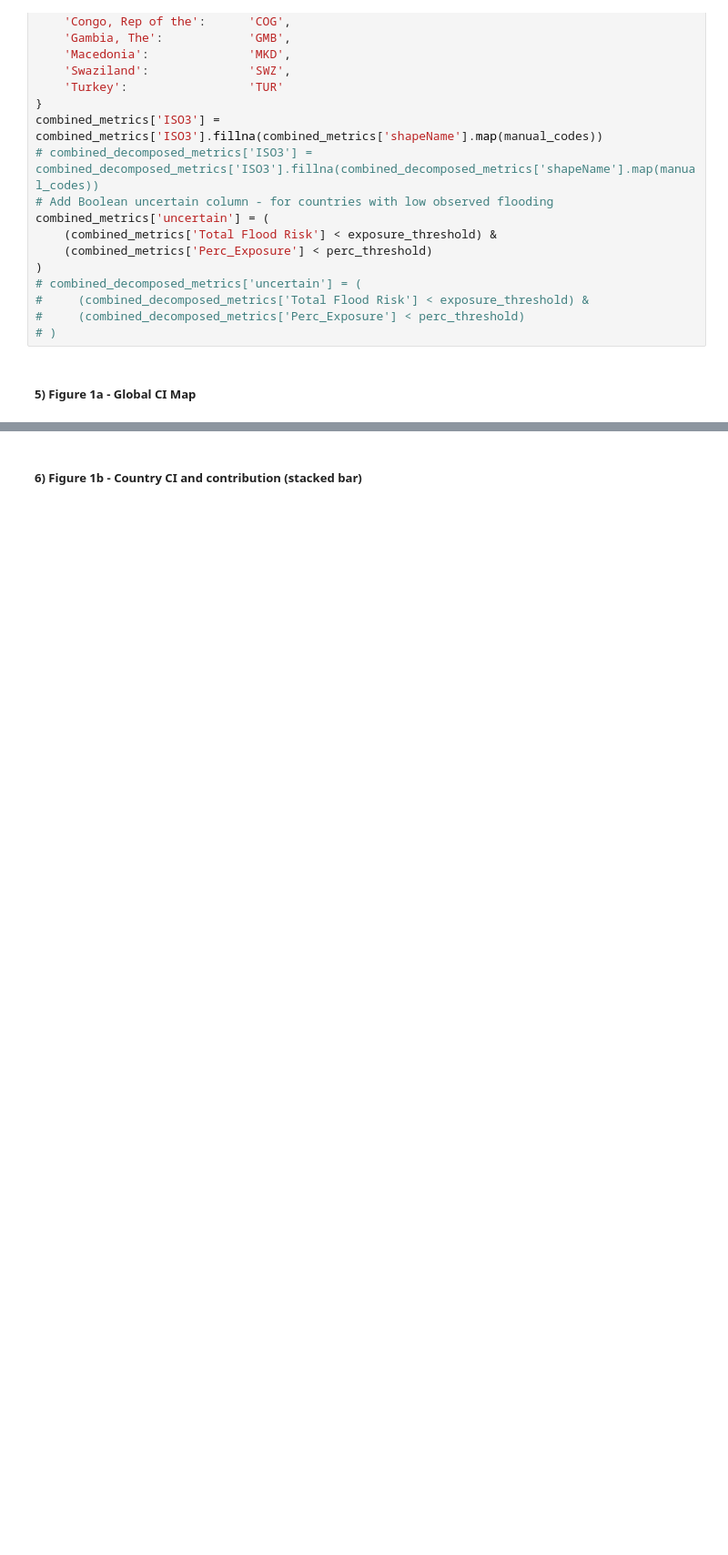
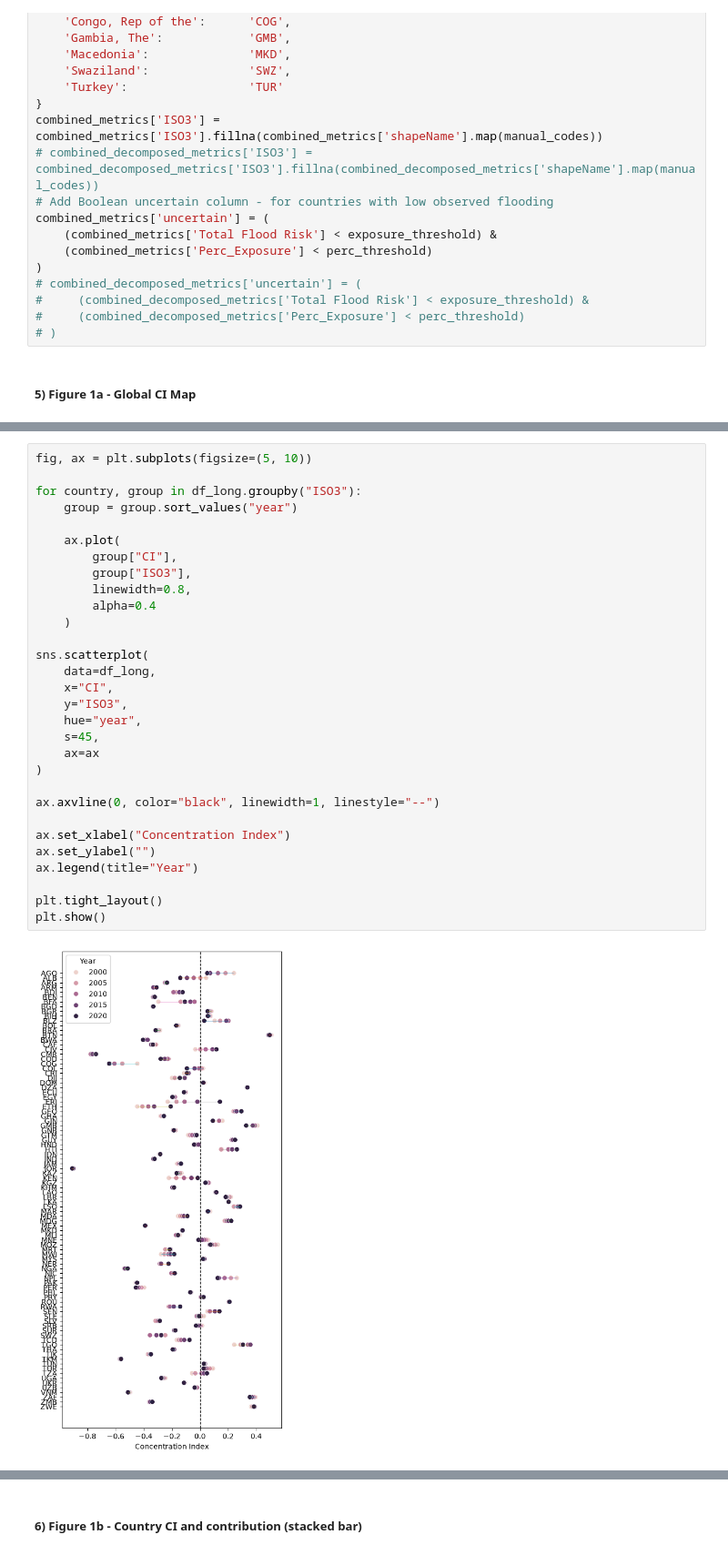
Before and after one commit to mvbnffc/flood-risk-inequality, a Jupyter notebook: notebooks/1_observed_figures_review.ipynb, the cells around one changed output, grey strips where cells are left out. Shown at 91% size. Saved outputs shown, nothing was run; the diff lists cells and outputs as text; blank space fills up the shorter version.

```diff
--- a/notebooks/1_observed_figures_review.ipynb
+++ b/notebooks/1_observed_figures_review.ipynb
@@ -252,0 +356,32 @@ plt.show()
+# %%
+fig, ax = plt.subplots(figsize=(5, 10))
+
+for country, group in df_long.groupby("ISO3"):
+    group = group.sort_values("year")
+
+    ax.plot(
+        group["CI"],
+        group["ISO3"],
+        linewidth=0.8,
+        alpha=0.4
+    )
+
+sns.scatterplot(
+    data=df_long,
+    x="CI",
+    y="ISO3",
+    hue="year",
+    s=45,
+    ax=ax
+)
+
+ax.axvline(0, color="black", linewidth=1, linestyle="--")
+
+ax.set_xlabel("Concentration Index")
+ax.set_ylabel("")
+ax.legend(title="Year")
+
+plt.tight_layout()
+plt.show()
+# %% [output]
+[figure, added]
```
Also changed, not shown: parts of 20 cells of this notebook.
